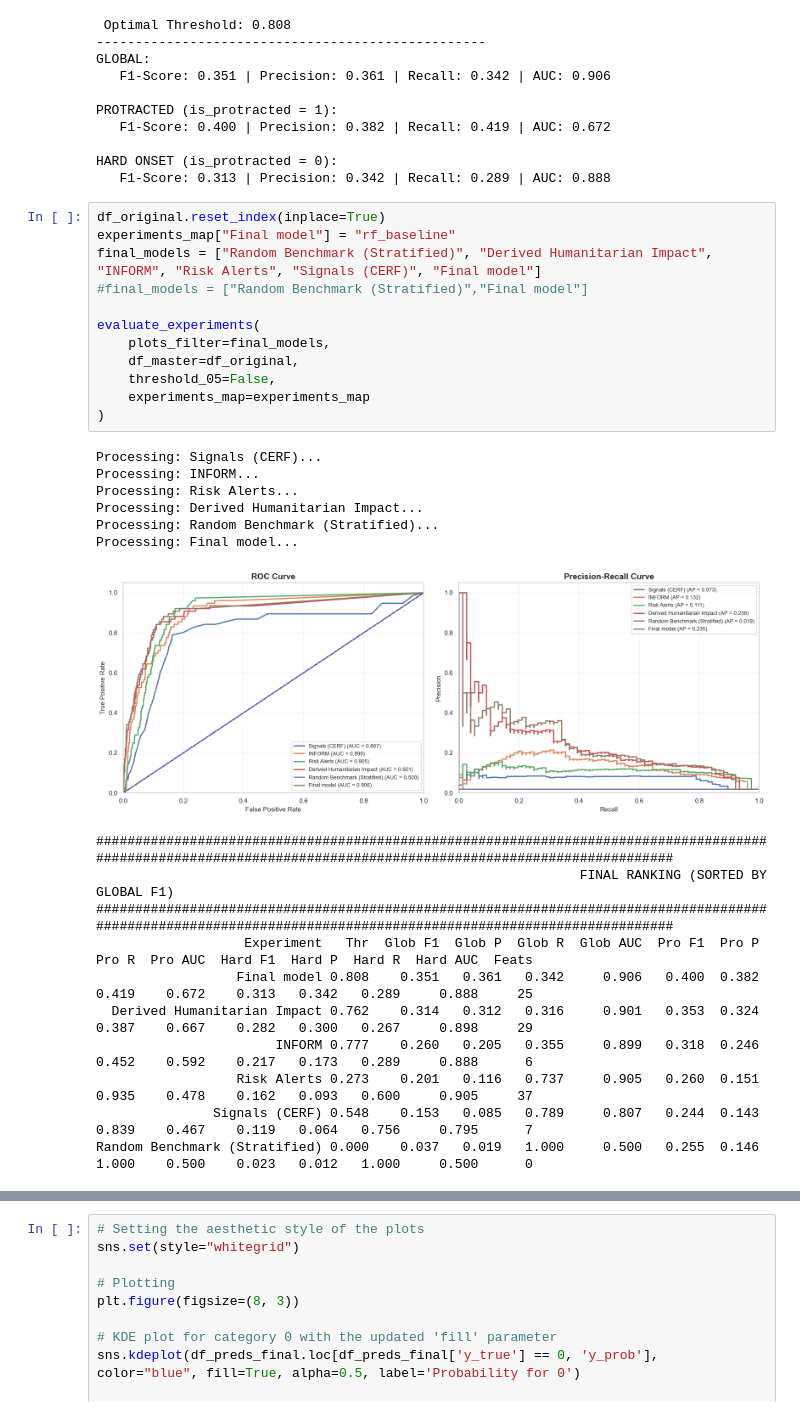
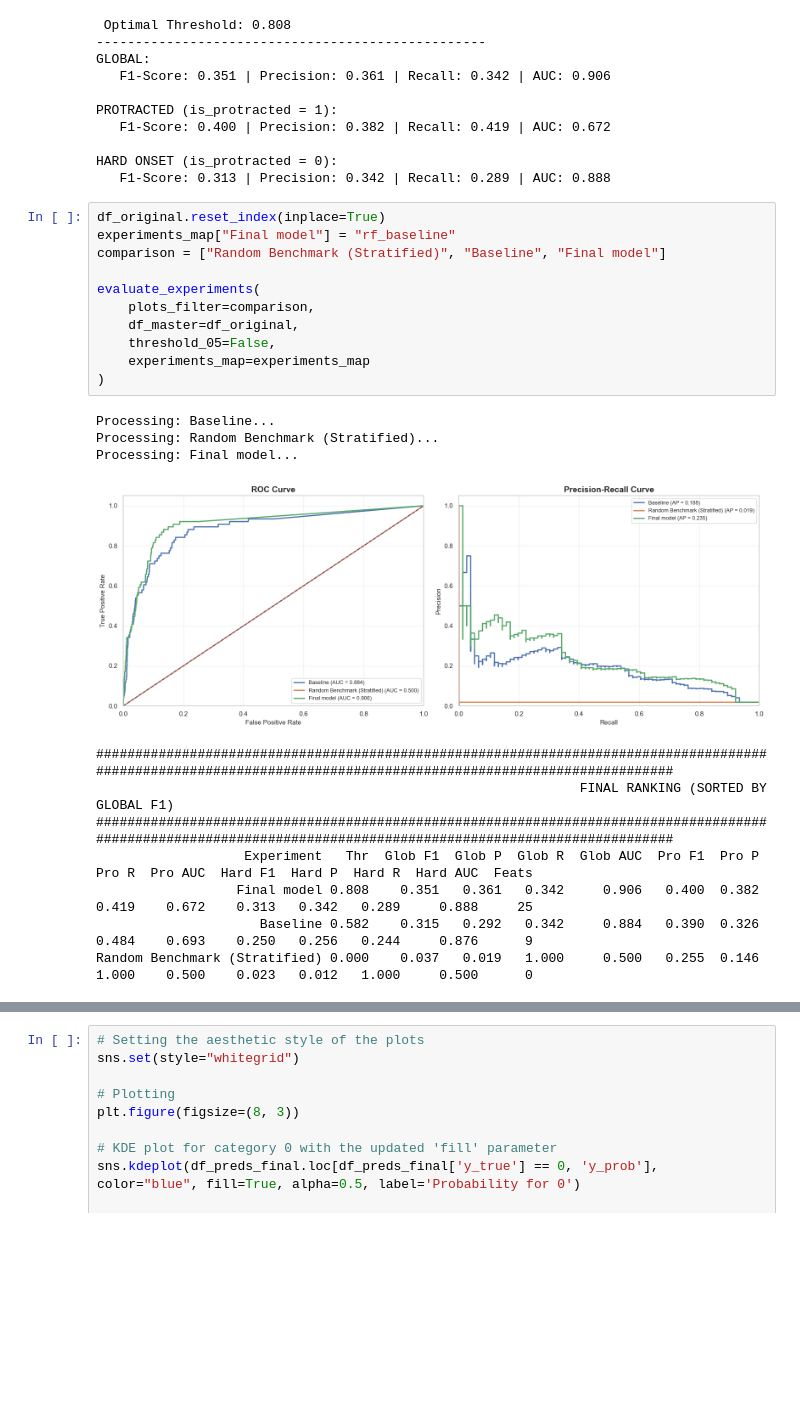
Before and after one commit to gallagelpi/Master_thesis, a Jupyter notebook: pipeline/results.ipynb, the cells around one changed output, grey strips where cells are left out. Saved outputs shown, nothing was run; the diff lists cells and outputs as text; blank space fills up the shorter version.

```diff
--- a/pipeline/results.ipynb
+++ b/pipeline/results.ipynb
@@ -583,32 +587,25 @@ HARD ONSET (is_protracted = 0):
 # %%
 df_original.reset_index(inplace=True)
 experiments_map["Final model"] = "rf_baseline"
-final_models = ["Random Benchmark (Stratified)", "Derived Humanitarian Impact", "INFORM", "Risk Alerts", "Signals (CERF)", "Final model"]
-#final_models = ["Random Benchmark (Stratified)","Final model"]
+comparison = ["Random Benchmark (Stratified)", "Baseline", "Final model"]
 
 evaluate_experiments(
-    plots_filter=final_models,
+    plots_filter=comparison,
     df_master=df_original,
     threshold_05=False,
     experiments_map=experiments_map
 )
 # %% [output]
-Processing: Signals (CERF)...
-Processing: INFORM...
-Processing: Risk Alerts...
-Processing: Derived Humanitarian Impact...
+Processing: Baseline...
 Processing: Random Benchmark (Stratified)...
 Processing: Final model...
-[figure, old version]
+[figure, new version]
 ################################################################################################################################################################
                                                               FINAL RANKING (SORTED BY GLOBAL F1)
 ################################################################################################################################################################
                    Experiment   Thr  Glob F1  Glob P  Glob R  Glob AUC  Pro F1  Pro P  Pro R  Pro AUC  Hard F1  Hard P  Hard R  Hard AUC  Feats
                   Final model 0.808    0.351   0.361   0.342     0.906   0.400  0.382  0.419    0.672    0.313   0.342   0.289     0.888     25
-  Derived Humanitarian Impact 0.762    0.314   0.312   0.316     0.901   0.353  0.324  0.387    0.667    0.282   0.300   0.267     0.898     29
-                       INFORM 0.777    0.260   0.205   0.355     0.899   0.318  0.246  0.452    0.592    0.217   0.173   0.289     0.888      6
-                  Risk Alerts 0.273    0.201   0.116   0.737     0.905   0.260  0.151  0.935    0.478    0.162   0.093   0.600     0.905     37
-               Signals (CERF) 0.548    0.153   0.085   0.789     0.807   0.244  0.143  0.839    0.467    0.119   0.064   0.756     0.795      7
+                     Baseline 0.582    0.315   0.292   0.342     0.884   0.390  0.326  0.484    0.693    0.250   0.256   0.244     0.876      9
 Random Benchmark (Stratified) 0.000    0.037   0.019   1.000     0.500   0.255  0.146  1.000    0.500    0.023   0.012   1.000     0.500      0
 # %%
 def plot_single_experiment_subgroups(experiment_name, df_master, results_folder="results", experiments_map=None):
```
Also changed, not shown: parts of 25 cells of this notebook, 9 other files.
